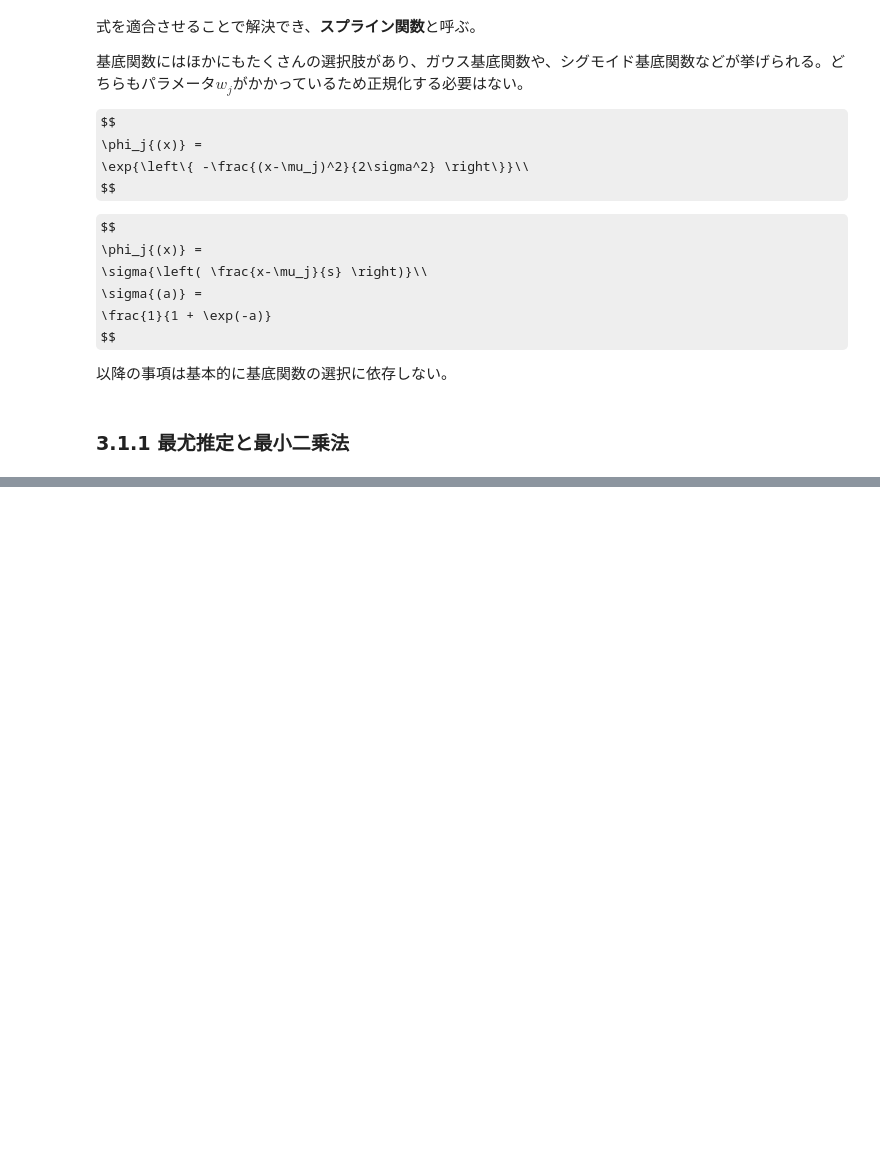
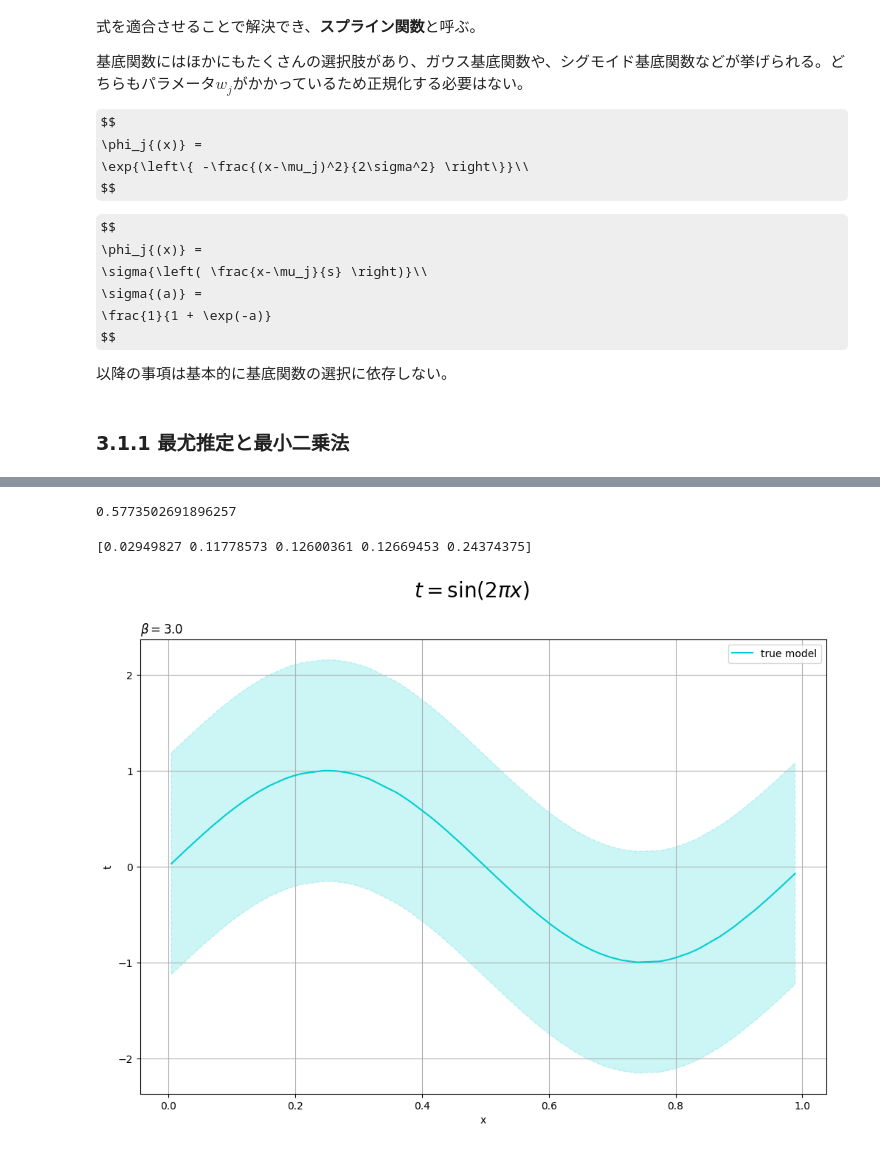
Before and after one commit to arata234/PRML, a Jupyter notebook: cp3_linear_regression_model.ipynb, the cells around one changed output, grey strips where cells are left out. Cells and saved outputs as stored; diff of their text form; code cells hidden in the pictures; some formulas as TeX source; blank space fills up the shorter version.

```diff
--- a/cp3_linear_regression_model.ipynb
+++ b/cp3_linear_regression_model.ipynb
@@ -66,0 +195,29 @@ $$
+# %%
+# データ生成
+np.random.seed(0)
+n_samples = 101
+x_vals = np.sort(np.random.uniform(0, 1, n_samples))
+beta_true = 3.0
+sigma_true = np.sqrt(1 / beta_true)
+print(sigma_true)
+# %% [output]
+0.5773502691896257
+# %%
+y_true_vals = true_function(x_vals)
+print(y_true_vals[:5])
+# %% [output]
+[0.02949827 0.11778573 0.12600361 0.12669453 0.24374375]
+# %%
+plt.figure(figsize=(12, 8))
+plt.plot(x_vals, y_true_vals, color='darkturquoise', label='true model') # 真のモデル
+plt.fill_between(x=x_vals, y1=y_true_vals-2.0*sigma_true, y2=y_true_vals+2.0*sigma_true,
+                 color='darkturquoise', alpha=0.2, linestyle='--') # 真のノイズ範囲
+plt.xlabel('x')
+plt.ylabel('t')
+plt.suptitle('$t = \\sin(2 \pi x)$', fontsize=20)
+plt.title('$\\beta=' + str(beta_true) + '$', loc='left')
+plt.grid()
+plt.legend()
+plt.show()
+# %% [output]
+[figure, added]
```
Also changed, not shown: parts of 15 cells of this notebook.
